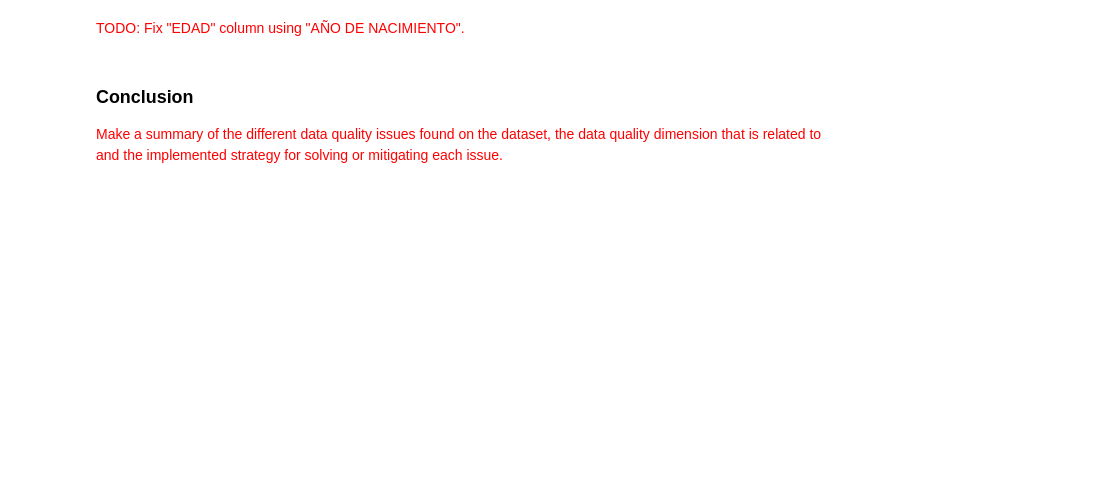
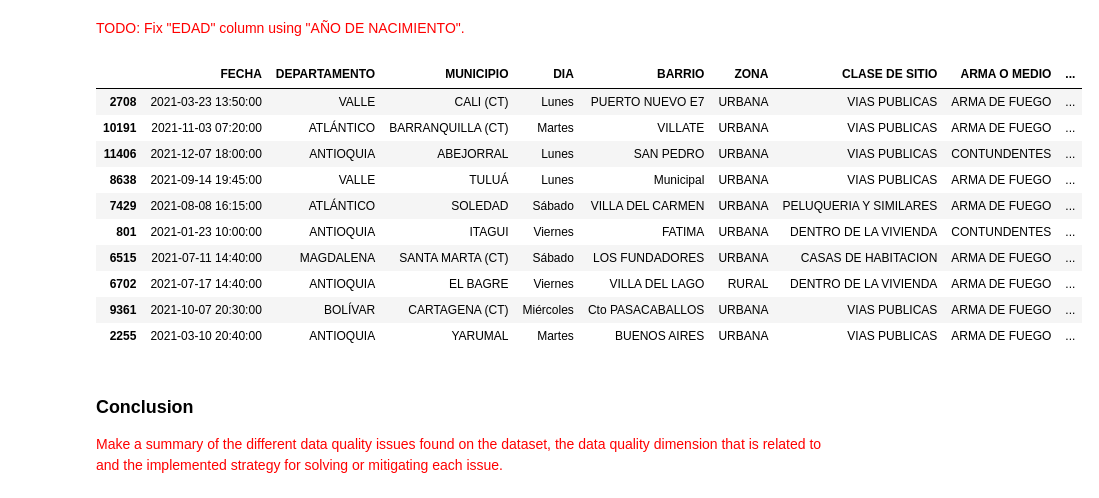
Before and after one commit to amrios80/data-quality-tutorial, a Jupyter notebook: data-quality-tutorial.ipynb, the cells around one changed output. Cells and saved outputs as stored; diff of their text form; code cells hidden in the pictures; blank space fills up the shorter version.

```diff
--- a/data-quality-tutorial.ipynb
+++ b/data-quality-tutorial.ipynb
@@ -399,5 +399,30 @@ homicides_df[["AÑO DE NACIMIENTO", "EDAD"]].sample(10)
 # %% [markdown]
 <span style="color:red">TODO: Fix "EDAD" column using "AÑO DE NACIMIENTO".</span>
+# %%
+homicides_df [homicides_df["AÑO DE NACIMIENTO"]<1900]
+
+def arregla_edad(year):
+  edad=None
+  if year>1900:
+    edad=2024-year
+  elif year<1900:
+    edad=2024-(1900+year)
+  return edad
+homicides_df["EDAD"]=homicides_df["AÑO DE NACIMIENTO"].apply(arregla_edad)
+homicides_df.sample(10)
+#arregla_edad(29)
+# %% [output]
+|  | FECHA | DEPARTAMENTO | MUNICIPIO | DIA | BARRIO | ZONA | CLASE DE SITIO | ARMA O MEDIO | ... |
+| 2708 | 2021-03-23 13:50:00 | VALLE | CALI (CT) | Lunes | PUERTO NUEVO E7 | URBANA | VIAS PUBLICAS | ARMA DE FUEGO | ... |
+| 10191 | 2021-11-03 07:20:00 | ATLÁNTICO | BARRANQUILLA (CT) | Martes | VILLATE | URBANA | VIAS PUBLICAS | ARMA DE FUEGO | ... |
+| 11406 | 2021-12-07 18:00:00 | ANTIOQUIA | ABEJORRAL | Lunes | SAN PEDRO | URBANA | VIAS PUBLICAS | CONTUNDENTES | ... |
+| 8638 | 2021-09-14 19:45:00 | VALLE | TULUÁ | Lunes | Municipal | URBANA | VIAS PUBLICAS | ARMA DE FUEGO | ... |
+| 7429 | 2021-08-08 16:15:00 | ATLÁNTICO | SOLEDAD | Sábado | VILLA DEL CARMEN | URBANA | PELUQUERIA Y SIMILARES | ARMA DE FUEGO | ... |
+| 801 | 2021-01-23 10:00:00 | ANTIOQUIA | ITAGUI | Viernes | FATIMA | URBANA | DENTRO DE LA VIVIENDA | CONTUNDENTES | ... |
+| 6515 | 2021-07-11 14:40:00 | MAGDALENA | SANTA MARTA (CT) | Sábado | LOS FUNDADORES | URBANA | CASAS DE HABITACION | ARMA DE FUEGO | ... |
+| 6702 | 2021-07-17 14:40:00 | ANTIOQUIA | EL BAGRE | Viernes | VILLA DEL LAGO | RURAL | DENTRO DE LA VIVIENDA | ARMA DE FUEGO | ... |
+| 9361 | 2021-10-07 20:30:00 | BOLÍVAR | CARTAGENA (CT) | Miércoles | Cto PASACABALLOS | URBANA | VIAS PUBLICAS | ARMA DE FUEGO | ... |
+| 2255 | 2021-03-10 20:40:00 | ANTIOQUIA | YARUMAL | Martes | BUENOS AIRES | URBANA | VIAS PUBLICAS | ARMA DE FUEGO | ... |
 # %% [markdown]
 ### Conclusion
 
```
Also changed, not shown: parts of 1 cell of this notebook.
